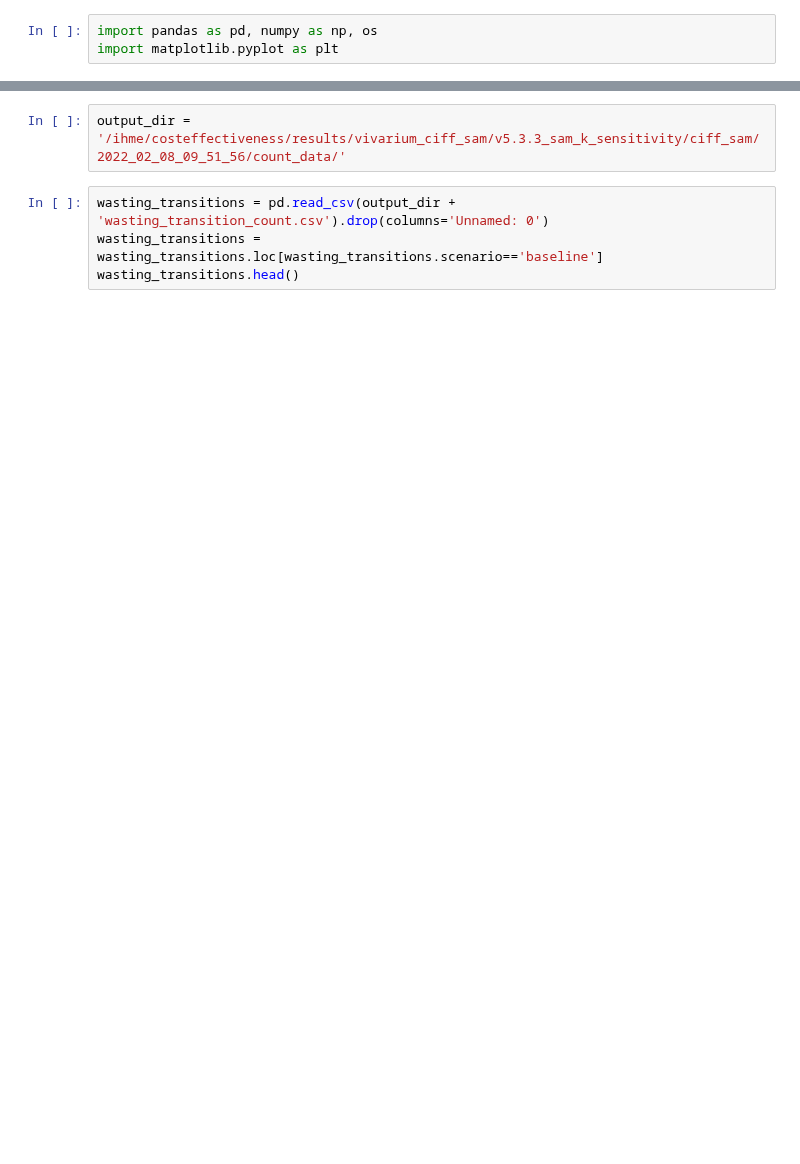
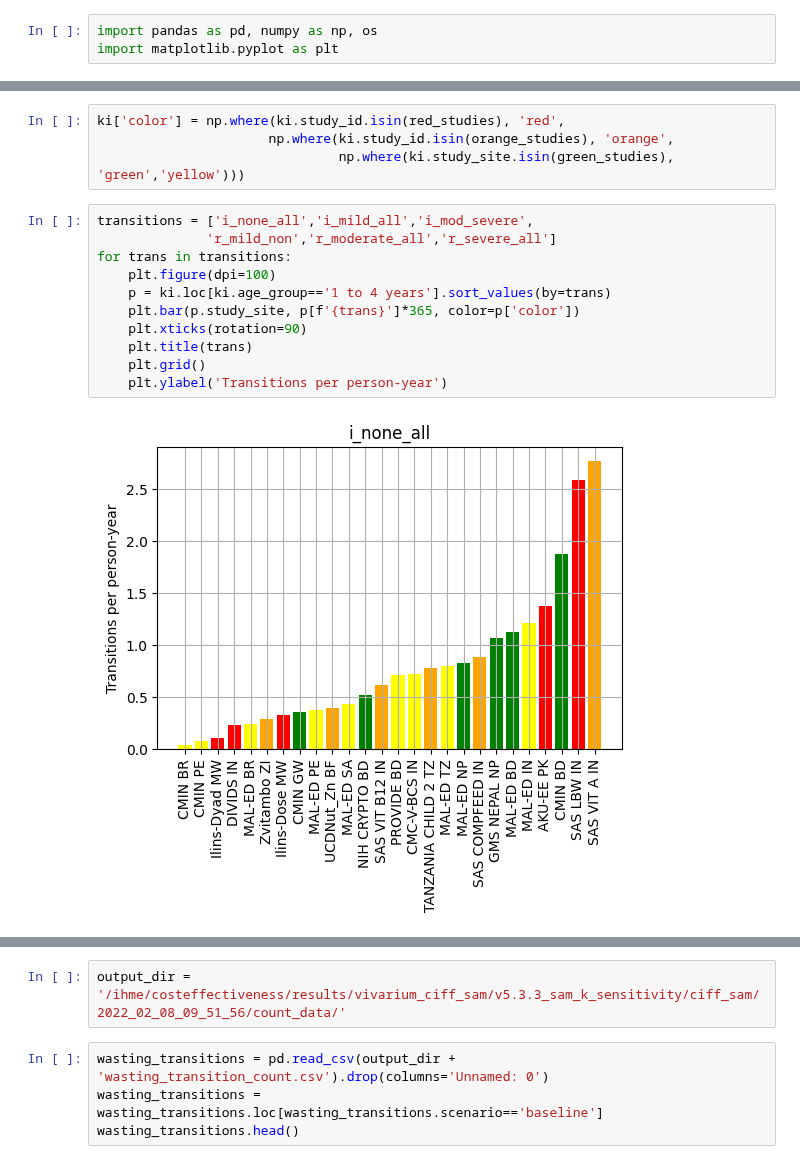
Before and after one commit to ihmeuw/vivarium_research_ciff_sam, a Jupyter notebook: wasting_transitions/alibow_ki_database_rates/KI_rates_5.3.3.ipynb, the cells around one changed output, grey strips where cells are left out. Drawn from its saved outputs; the diff is of its cells as text; blank space fills up the shorter version.

```diff
--- a/wasting_transitions/alibow_ki_database_rates/KI_rates_5.3.3.ipynb
+++ b/wasting_transitions/alibow_ki_database_rates/KI_rates_5.3.3.ipynb
@@ -55,0 +68,17 @@ ki.head()
+# %%
+ki['color'] = np.where(ki.study_id.isin(red_studies), 'red',
+                      np.where(ki.study_id.isin(orange_studies), 'orange',
+                               np.where(ki.study_site.isin(green_studies), 'green','yellow')))
+# %%
+transitions = ['i_none_all','i_mild_all','i_mod_severe',
+              'r_mild_non','r_moderate_all','r_severe_all']
+for trans in transitions:
+    plt.figure(dpi=100)
+    p = ki.loc[ki.age_group=='1 to 4 years'].sort_values(by=trans)
+    plt.bar(p.study_site, p[f'{trans}']*365, color=p['color'])
+    plt.xticks(rotation=90)
+    plt.title(trans)
+    plt.grid()
+    plt.ylabel('Transitions per person-year')
+# %% [output]
+[figure, added]
```
Also changed, not shown: parts of 14 cells of this notebook, 4 other files.
